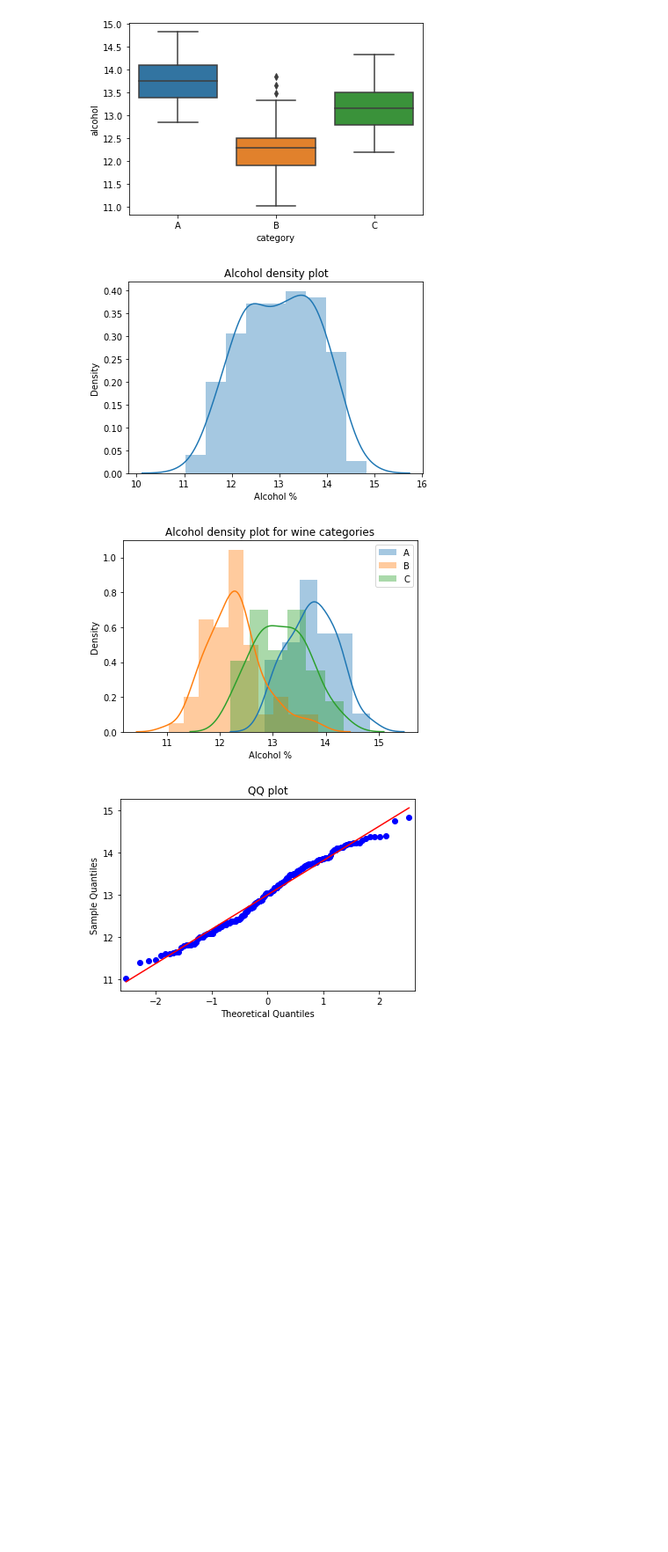
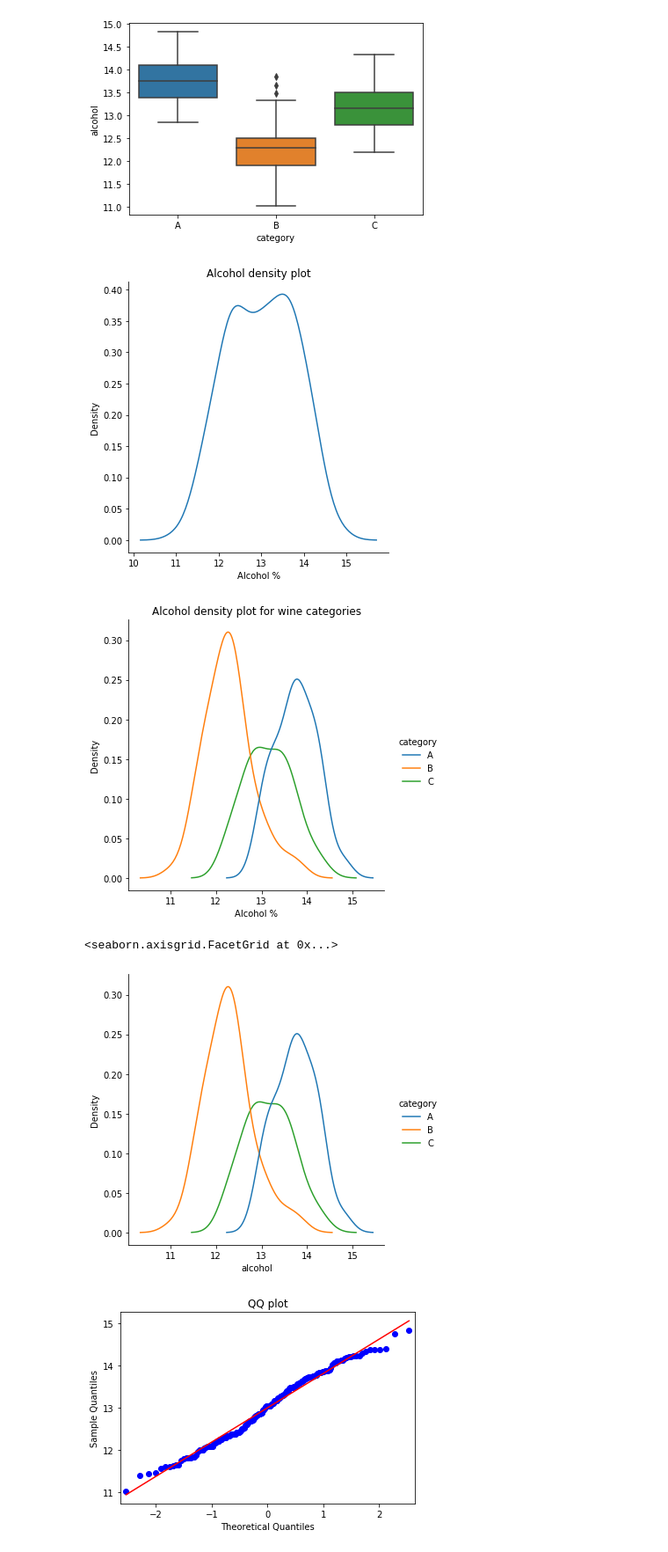
Before and after one commit to Rachel-commits/hypothesis-tests, a Jupyter notebook: Anova.ipynb, the cells around one changed output. Shown at 88% size. Saved outputs shown, nothing was run; the diff lists cells and outputs as text; code cells hidden in the pictures; blank space fills up the shorter version.

```diff
--- a/Anova.ipynb
+++ b/Anova.ipynb
@@ -255,22 +255,22 @@ plt.show()
 # %% [output]
 [figure]
 # %%
-sns.distplot(wine_alcohol['alcohol'], label = 'All')
+sns.displot(data = wine_alcohol, x = 'alcohol',  kind = 'kde' )
 plt.title('Alcohol density plot')
 plt.xlabel('Alcohol %')
 plt.ylabel('Density')
 plt.show()
-sns.distplot(wine_alcohol.query("category == 'A'")['alcohol'], label = 'A')
-sns.distplot(wine_alcohol.query("category == 'B'")['alcohol'], label = 'B')
-sns.distplot(wine_alcohol.query("category == 'C'")['alcohol'], label = 'C')
+sns.displot(data = wine_alcohol, x = 'alcohol', hue ='category', kind = 'kde' )
 plt.title('Alcohol density plot for wine categories')
 plt.xlabel('Alcohol %')
 plt.ylabel('Density')
-plt.legend()
 plt.show()
+sns.displot(data = wine_alcohol, x = 'alcohol', hue ='category', kind = 'kde' )
 # %% [output]
-[figure, old version]
+[figure, new version]
-[figure, old version]
+[figure, new version]
+<seaborn.axisgrid.FacetGrid at 0x...>
+[figure, added]
 # %%
 # QQ Plot
 from statsmodels.graphics.gofplots import qqplot
```
Also changed, not shown: 4 other files.
